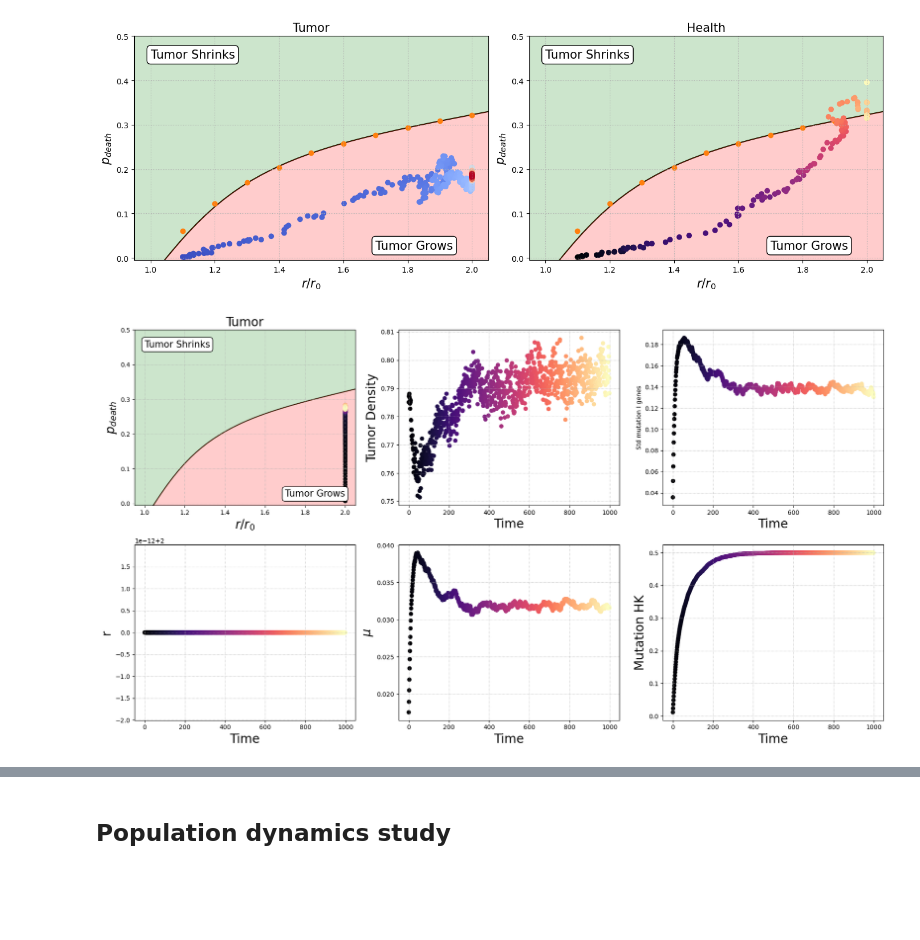
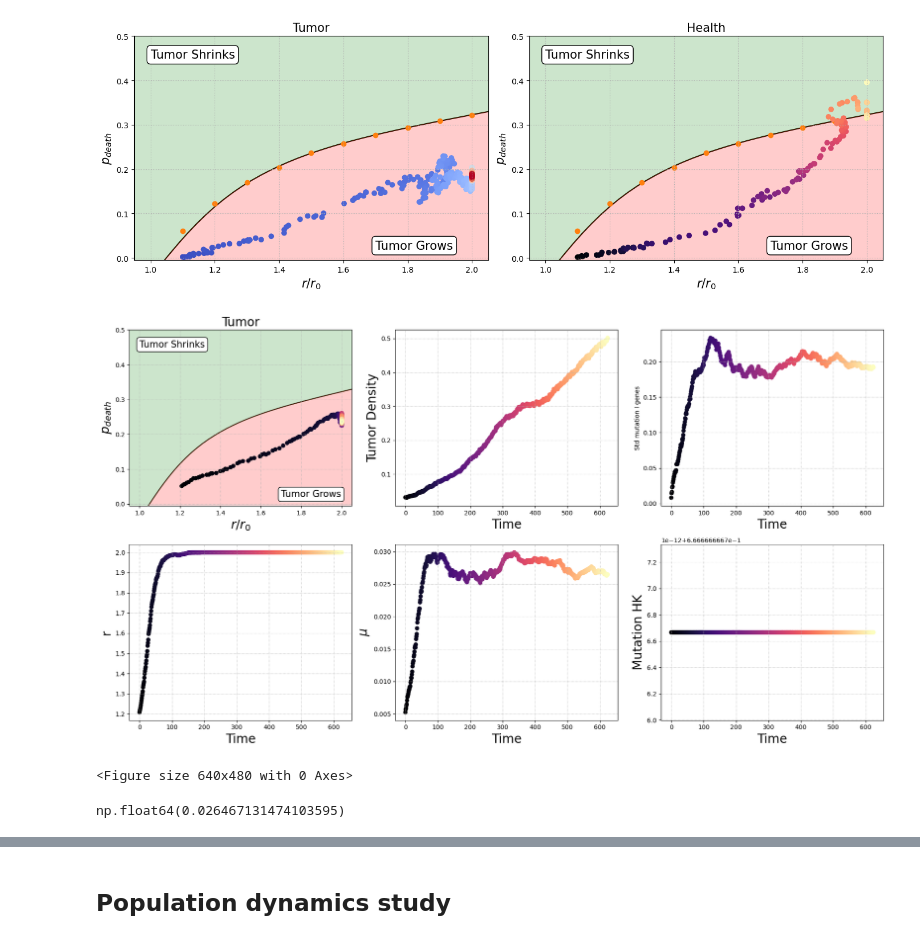
Before and after one commit to francescozambelli/CancerEvo, a Jupyter notebook: analysis.ipynb, the cells around one changed output, grey strips where cells are left out. Cells and saved outputs as stored; diff of their text form; code cells hidden in the pictures; blank space fills up the shorter version.

```diff
--- a/analysis.ipynb
+++ b/analysis.ipynb
@@ -224,9 +224,9 @@ def dyn_state(r,r0,mu,k,N):
 # %%
 ### Data on phase diagram ###
 
-r_prop_list = [1.0, 1.1, 1.2, 1.3, 1.4, 1.5, 1.6, 1.7, 1.8, 1.9, 2.0]
+r_prop_list = np.array([1.0, 1.1, 1.2, 1.3, 1.4, 1.5, 1.6, 1.7, 1.8, 1.9, 2.0])
 results = np.array([-0.6101874390439277, 0.6226682669930774, 1.2917773010287472, 1.8387745389776091, 2.2434712898547584, 2.660774128739252, 2.9356429157955044, 3.1821620335205547, 3.4130647650803505, 3.625270864316522, 3.8084414875435573])
-p_die_data = [(1-(1-m*1e-2)**(10)) for m in results]
+p_die_data = np.array([(1-(1-m*1e-2)**(10)) for m in results])
 # %%
 #### PHASE DIAGRAM PLOT ####
 ############################
@@ -326,19 +326,26 @@ mus = np.concatenate([mus,mus_1,mus_2,mus_3])
 k = np.concatenate([k,k_1,k_2,k_3])
 t = np.concatenate([t,t_1,t_2,t_3])
 """
+# %%
+#### Load Data ####
+###################
+
+rs = np.loadtxt("../Data/CancerEvo/single/r_4chr.txt")
+mus = np.loadtxt("../Data/CancerEvo/single/m_4chr.txt")
+k = np.loadtxt("../Data/CancerEvo/single/k_4chr.txt")
+t = np.loadtxt("../Data/CancerEvo/single/t_4chr.txt")
+mstd = np.loadtxt("../Data/CancerEvo/single/mstd_4chr.txt")
+
+N_chr = 3
+r0 = 2e-1
+N_HK = 10
+
+savefig = True
+namefig = "../CancerEvo/images/diag_3chr_1.png"
 # %%
 #### Study of dynamics ####
 ###########################
 
-rs = np.loadtxt("../Data/CancerEvo/single/r_full.txt")
-mus = np.loadtxt("../Data/CancerEvo/single/m_full.txt")
-k = np.loadtxt("../Data/CancerEvo/single/k_full.txt")
-t = np.loadtxt("../Data/CancerEvo/single/t_full.txt")
-mstd = np.loadtxt("../Data/CancerEvo/single/mstd_full.txt")
-
-p_die = [(1-(1-m)**(10)) for m in mus]
-r0=2e-1
-N=10
 _,ax = plt.subplots(2,3,figsize=(18,10))
 ax = ax.flatten()
 spl = make_smoothing_spline(r_prop_list, p_die_data, lam=0.001)
@@ -347,7 +354,7 @@ ax[0].plot(x_new, spl(x_new), color="k", zorder=0)
 ax[0].fill_between(x_new, spl(x_new),max(spl(x_new))*1.5, alpha=0.2, color="green")
 ax[0].fill_between(x_new, -1, spl(x_new), alpha=0.2, color="red")
 
-points = np.array([dyn_state(r=r, r0=r0, mu=mu, k=k, N=N) for r,mu,k in zip(rs,mus,k)])
+points = np.array([dyn_state(r=r, r0=r0, mu=mu, k=k*3/4, N=N_HK) for r,mu,k in zip(rs,mus,k)])
 ax[0].scatter(*points.T, c=np.linspace(0,1,len(points)), cmap="magma", label="Tumor")
 
 ax[1].scatter(np.arange(len(t)), t, c=np.arange(len(t)), cmap="magma", zorder=0)
@@ -358,35 +365,42 @@ ax[3].scatter(np.arange(len(t)), rs/r0, c=np.arange(len(t)), cmap="magma", zorde
 ax[4].scatter(np.arange(len(t)), mus, c=np.arange(len(t)), cmap="magma", zorder=0)
 ax[5].scatter(np.arange(len(t)), k, c=np.arange(len(t)), cmap="magma", zorder=0)
 
 
 fontsize = 20
 ax[0].set_xlabel(r"$r/r_0$", fontsize=fontsize)
 ax[0].set_ylabel(r"$p_{death}$", fontsize=fontsize)
 ax[1].set_xlabel("Time", fontsize=fontsize)
 ax[1].set_ylabel("Tumor Density", fontsize=fontsize)
 ax[2].set_xlabel("Time", fontsize=fontsize)
 #ax[2].set_ylabel(r"$p_{die,exp}-p_{die,true}$", fontsize=25)
 ax[2].set_ylabel("Std mutation I genes")
 ax[3].set_xlabel("Time", fontsize=fontsize)
 ax[3].set_ylabel("r", fontsize=fontsize)
 ax[4].set_xlabel("Time", fontsize=fontsize)
 ax[4].set_ylabel(r"$\mu$", fontsize=fontsize)
 ax[5].set_xlabel("Time", fontsize=fontsize)
 ax[5].set_ylabel("Mutation HK", fontsize=fontsize)
 
 ax[0].set_xlim([0.95,2.05])
 ax[0].set_ylim([-0.005,0.5])
 #plt.legend()
 [axi.grid(ls=":") for axi in ax]
 ax[0].set_title("Tumor", fontsize=fontsize)
 #plt.colorbar(imh, label="Progression")
 #plt.colorbar(imt)
 ax[0].text(1,0.45,"Tumor Shrinks", bbox=dict(facecolor='white', edgecolor='black', boxstyle='round,pad=0.3'), fontsize=15)
 ax[0].text(1.7,0.02,"Tumor Grows", bbox=dict(facecolor='white', edgecolor='black', boxstyle='round,pad=0.3'), fontsize=15)
 plt.tight_layout()
-#plt.savefig("../CancerEvo/images/diag_2traj_nofluct_2_1.png")
+plt.show()
+if savefig:
+    plt.savefig(namefig)
 # %% [output]
-[figure, old version]
+[figure, new version]
+<Figure size 640x480 with 0 Axes>
+# %%
+mus[-1]
+# %% [output]
+np.float64(0.026467131474103595)
 # %%
 plt.plot(np.arange(500), mus, label="Mean")
 plt.plot(mstd/5, label="Std (Norm)")
```
Also changed, not shown: parts of 20 cells of this notebook, 5 other files.
